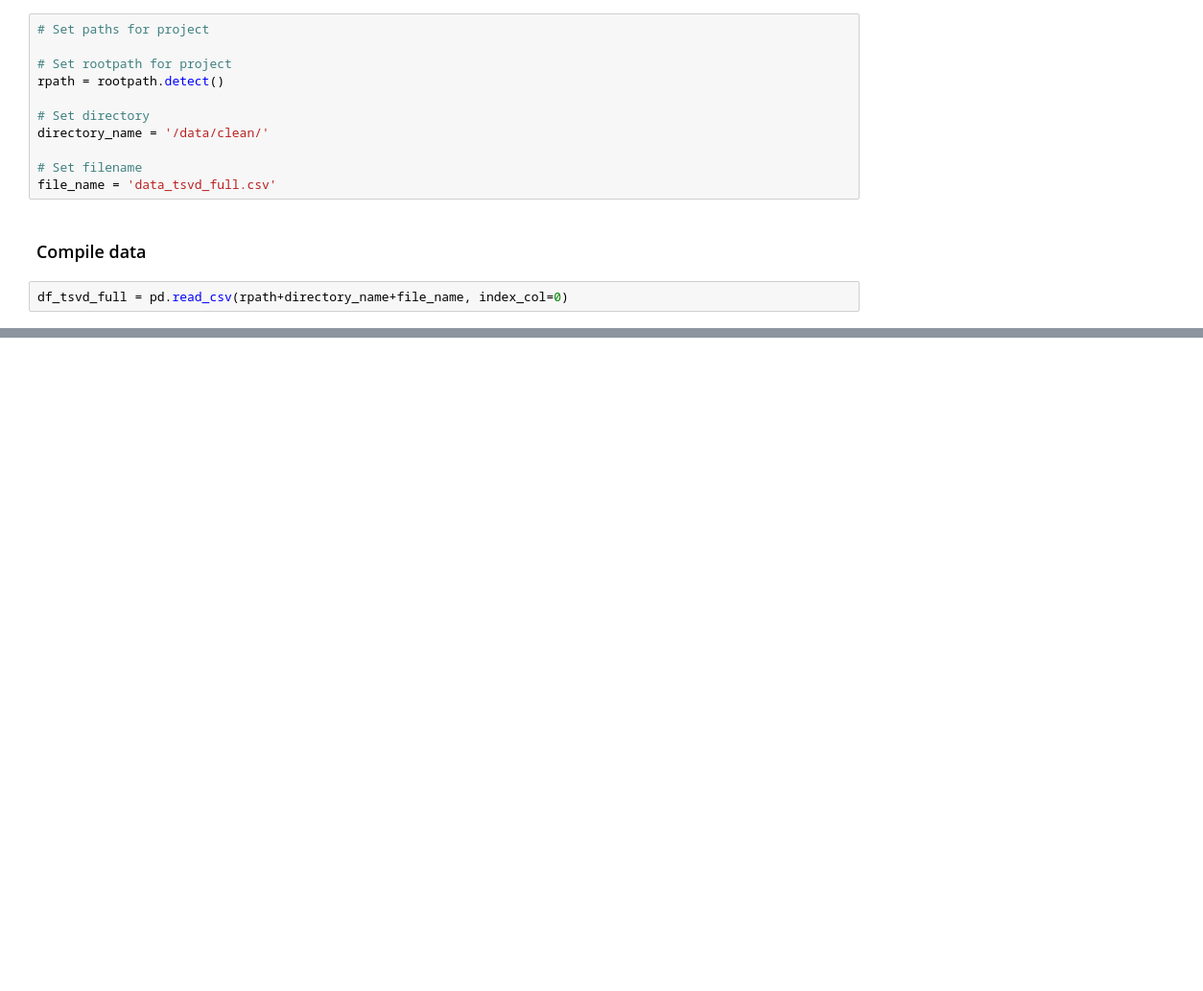
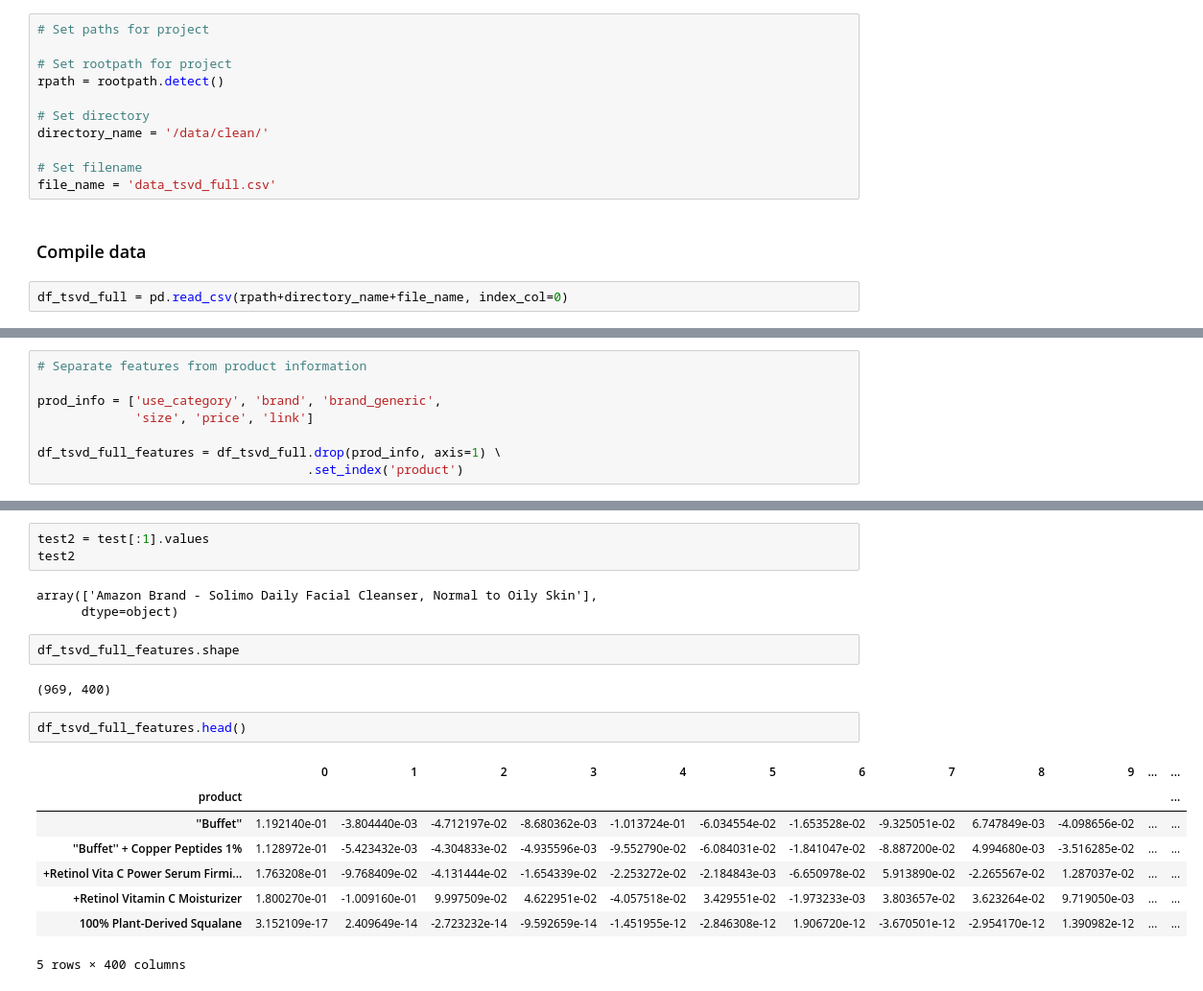
Before and after one commit to paulqsims/insight_project, a Jupyter notebook: notebooks/3_analysis.ipynb, the cells around one changed output, grey strips where cells are left out. Shown at 96% size. Saved outputs shown, nothing was run; the diff lists cells and outputs as text; blank space fills up the shorter version.

Commit message:
Add product info to cosine sim results

```diff
--- a/notebooks/3_analysis.ipynb
+++ b/notebooks/3_analysis.ipynb
@@ -36,0 +49,8 @@ df_tsvd_full = pd.read_csv(rpath+directory_name+file_name, index_col=0)
+# %%
+# Separate features from product information
+
+prod_info = ['use_category', 'brand', 'brand_generic',
+             'size', 'price', 'link']
+
+df_tsvd_full_features = df_tsvd_full.drop(prod_info, axis=1) \
+                                    .set_index('product')
@@ -36,0 +100,21 @@ df_tsvd_full = pd.read_csv(rpath+directory_name+file_name, index_col=0)
+# %%
+test2 = test[:1].values
+test2
+# %% [output]
+array(['Amazon Brand - Solimo Daily Facial Cleanser, Normal to Oily Skin'],
+      dtype=object)
+# %%
+df_tsvd_full_features.shape
+# %% [output]
+(969, 400)
+# %%
+df_tsvd_full_features.head()
+# %% [output]
+|  | 0 | 1 | 2 | 3 | 4 | 5 | 6 | 7 | 8 | 9 | ... | ... |
+| product |  |  |  |  |  |  |  |  |  |  |  | ... |
+| ''Buffet'' | 1.192140e-01 | -3.804440e-03 | -4.712197e-02 | -8.680362e-03 | -1.013724e-01 | -6.034554e-02 | -1.653528e-02 | -9.325051e-02 | 6.747849e-03 | -4.098656e-02 | ... | ... |
+| ''Buffet'' + Copper Peptides 1% | 1.128972e-01 | -5.423432e-03 | -4.304833e-02 | -4.935596e-03 | -9.552790e-02 | -6.084031e-02 | -1.841047e-02 | -8.887200e-02 | 4.994680e-03 | -3.516285e-02 | ... | ... |
+| +Retinol Vita C Power Serum Firmi... | 1.763208e-01 | -9.768409e-02 | -4.131444e-02 | -1.654339e-02 | -2.253272e-02 | -2.184843e-03 | -6.650978e-02 | 5.913890e-02 | -2.265567e-02 | 1.287037e-02 | ... | ... |
+| +Retinol Vitamin C Moisturizer | 1.800270e-01 | -1.009160e-01 | 9.997509e-02 | 4.622951e-02 | -4.057518e-02 | 3.429551e-02 | -1.973233e-03 | 3.803657e-02 | 3.623264e-02 | 9.719050e-03 | ... | ... |
+| 100% Plant-Derived Squalane | 3.152109e-17 | 2.409649e-14 | -2.723232e-14 | -9.592659e-14 | -1.451955e-12 | -2.846308e-12 | 1.906720e-12 | -3.670501e-12 | -2.954170e-12 | 1.390982e-12 | ... | ... |
+5 rows × 400 columns
```
Also changed, not shown: parts of 25 cells of this notebook.
